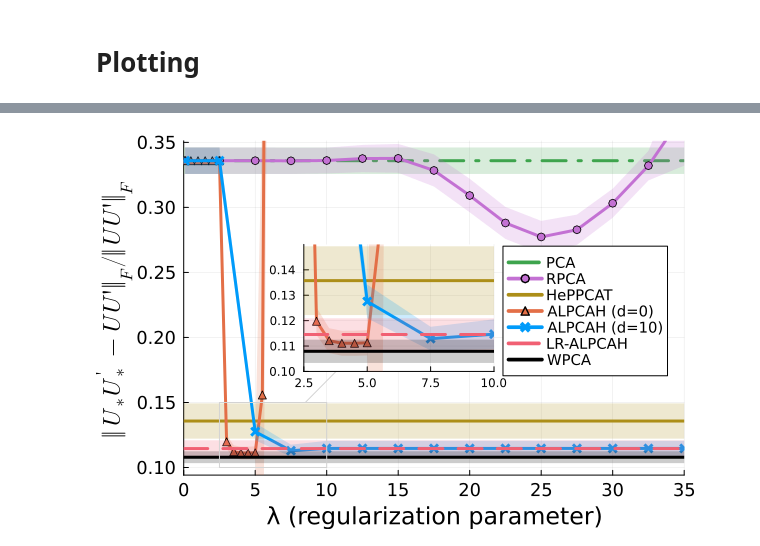
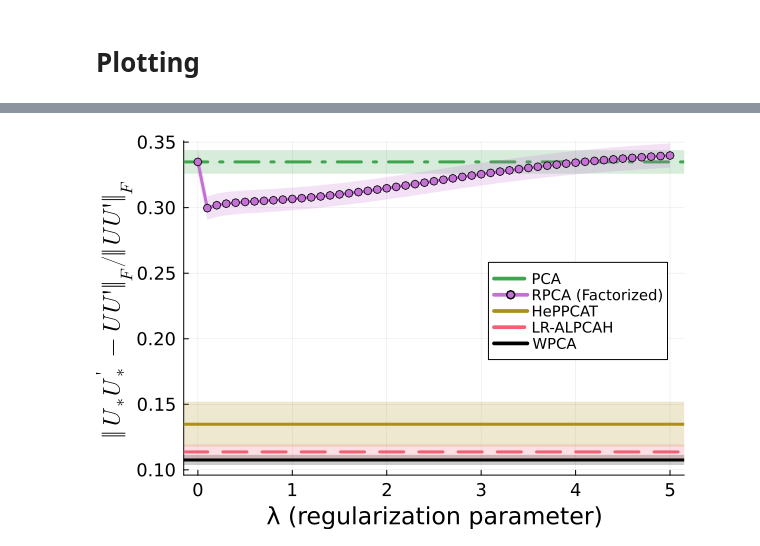
Before and after one commit to javiersc1/ALPCAH, a Jupyter notebook: absolute_plots/main_unknown.ipynb, the cells around one changed output, grey strips where cells are left out. Saved outputs shown, nothing was run; the diff lists cells and outputs as text; code cells hidden in the pictures.

```diff
--- a/absolute_plots/main_unknown.ipynb
+++ b/absolute_plots/main_unknown.ipynb
@@ -91,0 +176,3 @@ affinityError(U1, U_RPCA)
+# %%
+λr = 25;
+L,S = POGM_RPCA(Y, λr, d; niter=100, flag=true)
@@ -147,11 +280,11 @@ save("results_unknown.jld", "pca", pcaMatrix, "wpca", wpcaMatrix, "heppcat", hep
 # %%
-pcaMatrix = load("results_unknown.jld", "pca")
-wpcaMatrix = load("results_unknown.jld", "wpca")
-heppcatMatrix = load("results_unknown.jld", "heppcat")
-alpcahlrMatrix = load("results_unknown.jld", "lr-alpcah")
-alpcahMatrix = load("results_unknown.jld", "alpcah")
-rpcaMatrix = load("results_unknown.jld", "rpca")
-alpcahNuclearMatrix = load("results_unknown.jld", "alpcah-nuclear");
+# pcaMatrix = load("results_unknown.jld", "pca")
+# wpcaMatrix = load("results_unknown.jld", "wpca")
+# heppcatMatrix = load("results_unknown.jld", "heppcat")
+# alpcahlrMatrix = load("results_unknown.jld", "lr-alpcah")
+# alpcahMatrix = load("results_unknown.jld", "alpcah")
+# rpcaMatrix = load("results_unknown.jld", "rpca")
+# alpcahNuclearMatrix = load("results_unknown.jld", "alpcah-nuclear");
 # %% [markdown]
 # Plotting
 # %%
@@ -159,17 +292,19 @@ heppcat_mean = mean(heppcatMatrix)
 pca_mean = mean(pcaMatrix)
 wpca_mean = mean(wpcaMatrix);
 alpcah_lr_mean = mean(alpcahlrMatrix);
-alpcah_mean = vec(mean(alpcahMatrix, dims=1));
-alpcah_nuclear_mean = vec(mean(alpcahNuclearMatrix, dims=1));
-rpca_mean = vec(mean(rpcaMatrix, dims=1));
+# alpcah_mean = vec(mean(alpcahMatrix, dims=1));
+# alpcah_nuclear_mean = vec(mean(alpcahNuclearMatrix, dims=1));
+# rpca_mean = vec(mean(rpcaMatrix, dims=1));
+rpcaFac_mean = vec(mean(rpcaFacMatrix, dims=1));
 # %%
 heppcat_std = std(heppcatMatrix)
 pca_std = std(pcaMatrix)
 wpca_std = std(wpcaMatrix);
 alpcah_lr_std = std(alpcahlrMatrix);
-alpcah_std = vec(std(alpcahMatrix, dims=1));
-alpcah_nuclear_std = vec(std(alpcahNuclearMatrix, dims=1));
-rpca_std = vec(std(rpcaMatrix, dims=1));
+# alpcah_std = vec(std(alpcahMatrix, dims=1));
+# alpcah_nuclear_std = vec(std(alpcahNuclearMatrix, dims=1));
+rpcaFac_std = vec(std(rpcaFacMatrix, dims=1));
+#rpca_std = vec(std(rpcaMatrix, dims=1));
 # %%
 colors = theme_palette(:auto).colors
 # %% [output]
@@ -177,16 +312,16 @@ ColorSchemes.ColorScheme{Vector{RGB{Float64}}, String, String}(RGB{Float64}[RGB{
 # %%
 plot(xlabel="λ (regularization parameter)",ylabel=L"\Vert U_{*} U_{*}^{'}- UU' \Vert_F/ \Vert UU' \Vert_F");#alpcah_mean[2] = alpcah_mean[1];alpcah_std[2] = alpcah_std[1];
 plot!(legend_position=:topright, legendfontpointsize=10,xtickfontsize=12,ytickfontsize=12,guidefontsize=16,titlefontsize=18, legend=:right)
 hline!([pca_mean],ribbon=pca_std,c=colors[3], fillalpha = 0.2,linewidth=3, label="PCA", linestyle=:dashdot)
-plot!(λr_alpcah,rpca_mean, ribbon=rpca_std, fillalpha = 0.2, c=colors[4], linewidth=3, label="RPCA", markershape=:o)
+plot!(λr_rpca,rpcaFac_mean, ribbon=rpcaFac_std, fillalpha = 0.2, c=colors[4], linewidth=3, label="RPCA (Factorized)", markershape=:o)
 hline!([heppcat_mean],ribbon=heppcat_std, c=colors[5], fillalpha = 0.2, linewidth=3, label="HePPCAT")
-plot!(λr_alpcah_nuc,alpcah_nuclear_mean, ribbon=alpcah_nuclear_std, fillalpha = 0.2, c=colors[2], linewidth=3, label="ALPCAH (d=0)", markershape=:uptriangle)
-plot!(λr_alpcah,alpcah_mean, ribbon=alpcah_std, fillalpha = 0.2, c=colors[1], linewidth=3, label="ALPCAH (d=10)", markershape=:x)
+#plot!(λr_alpcah_nuc,alpcah_nuclear_mean, ribbon=alpcah_nuclear_std, fillalpha = 0.2, c=colors[2], linewidth=3, label="ALPCAH (d=0)", markershape=:uptriangle)
+#plot!(λr_alpcah,alpcah_mean, ribbon=alpcah_std, fillalpha = 0.2, c=colors[1], linewidth=3, label="ALPCAH (d=10)", markershape=:x)
 hline!([alpcah_lr_mean],ribbon=alpcah_lr_std, c=colors[end-2], fillalpha = 0.2, linewidth=3, label="LR-ALPCAH", linestyle=:dash)
 hline!([wpca_mean],ribbon=wpca_std, c=:black, linewidth=3,fillalpha = 0.2, label="WPCA")
-plot!(ylim=(wpca_mean-3*wpca_std, pca_mean + 1.5pca_std))
-plot!(xlim=(0,35))
-lens!([2.5, 10], [0.1, 0.15], inset = (1, bbox(0.24, 0.31, 0.38, 0.38)), xaxis=true, yaxis=true)
-#savefig("unknown_variance.svg")
+plot!(ylim=(wpca_mean-3*wpca_std, 0.351))
+#plot!(xlim=(0,35))
+#lens!([2.5, 10], [0.1, 0.15], inset = (1, bbox(0.24, 0.31, 0.38, 0.38)), xaxis=true, yaxis=true)
+#savefig("unknown_variance_laura.pdf")
 # %% [output]
-[figure, old version]
+[figure, new version]
```
Also changed, not shown: parts of 16 cells of this notebook, 9 other files.
